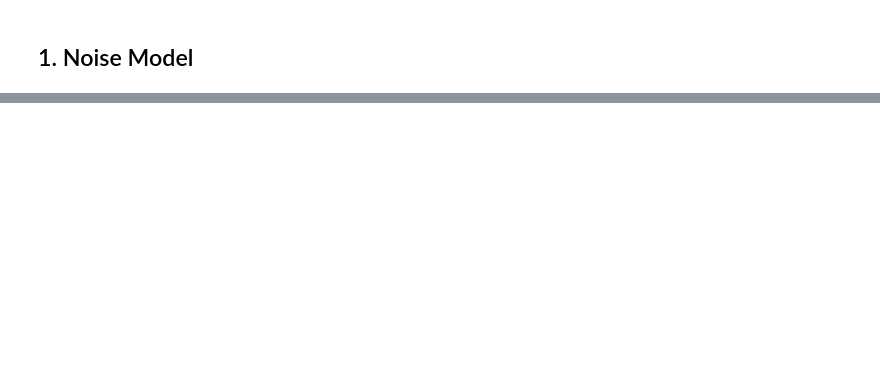
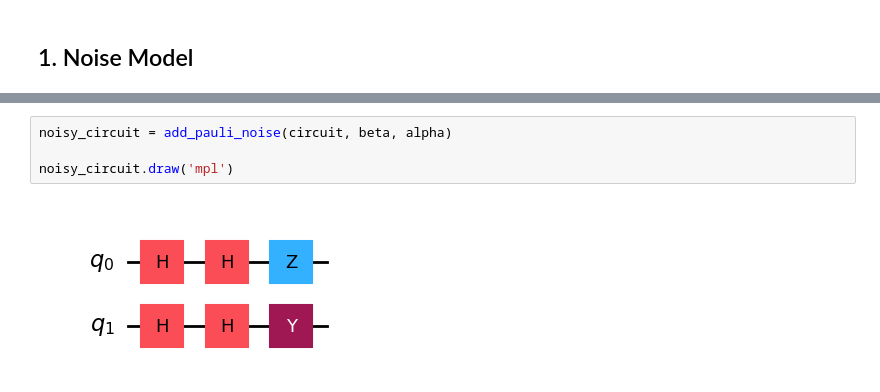
Before and after one commit to joanca/qosf-noise, a Jupyter notebook: noise.ipynb, the cells around one changed output, grey strips where cells are left out. Drawn from its saved outputs; the diff is of its cells as text; blank space fills up the shorter version.

```diff
--- a/noise.ipynb
+++ b/noise.ipynb
@@ -30,0 +58,6 @@ noisy_circuit.draw('mpl')
+# %%
+noisy_circuit = add_pauli_noise(circuit, beta, alpha)
+
+noisy_circuit.draw('mpl')
+# %% [output]
+[figure, added]
```
Also changed, not shown: parts of 27 cells of this notebook, 2 other files.
